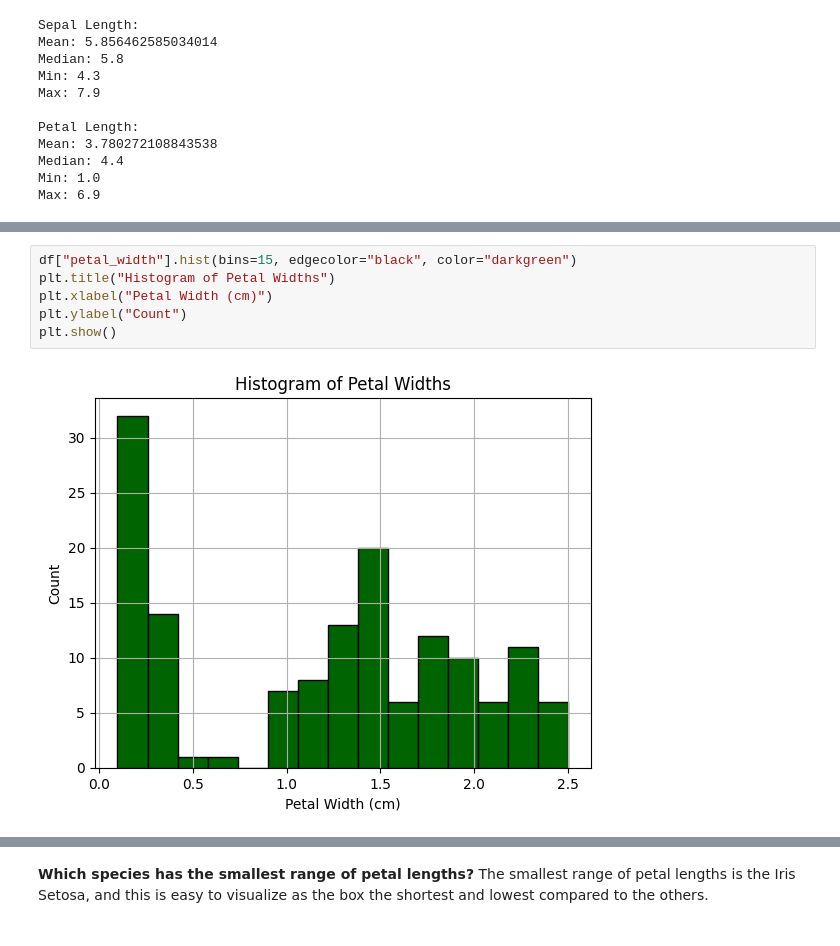
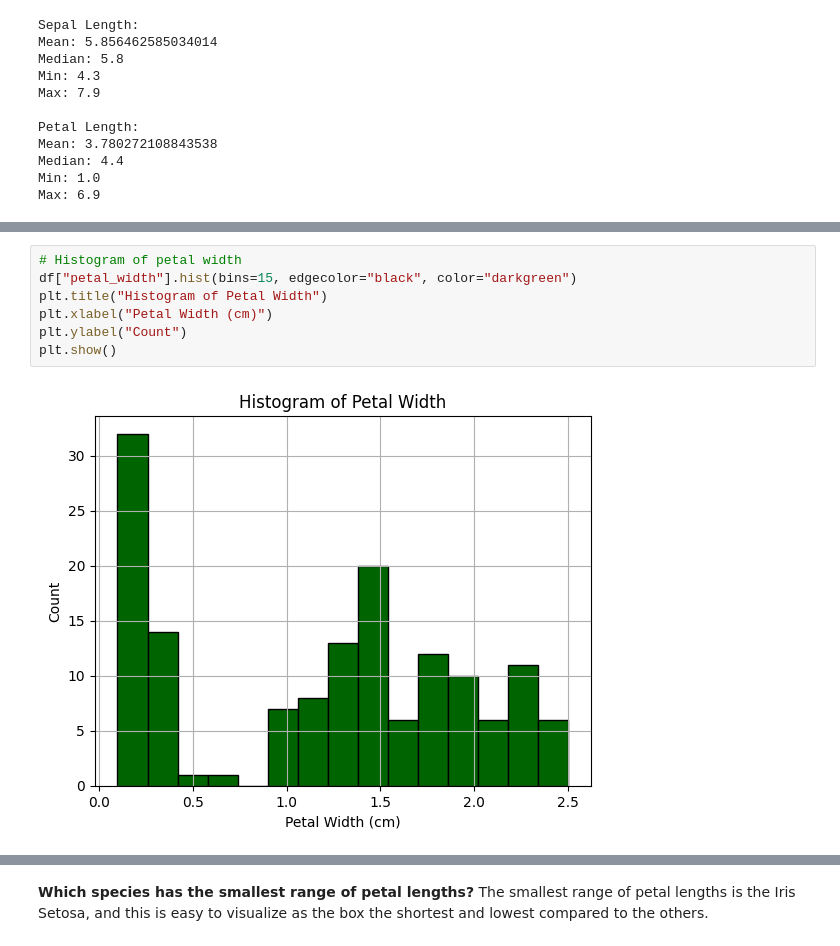
Before and after one commit to DavisReinhard/iris-analysis-group1, a Jupyter notebook: iris_project.ipynb, the cells around one changed output, grey strips where cells are left out. Cells and saved outputs as stored; diff of their text form.

```diff
--- a/iris_project.ipynb
+++ b/iris_project.ipynb
@@ -303,9 +314,10 @@ plt.show()
 # %%
+# Histogram of petal width
 df["petal_width"].hist(bins=15, edgecolor="black", color="darkgreen")
-plt.title("Histogram of Petal Widths")
+plt.title("Histogram of Petal Width")
 plt.xlabel("Petal Width (cm)")
 plt.ylabel("Count")
 plt.show()
 # %% [output]
-[figure, old version]
+[figure, new version]
 # %%
```
Also changed, not shown: parts of 22 cells of this notebook.
